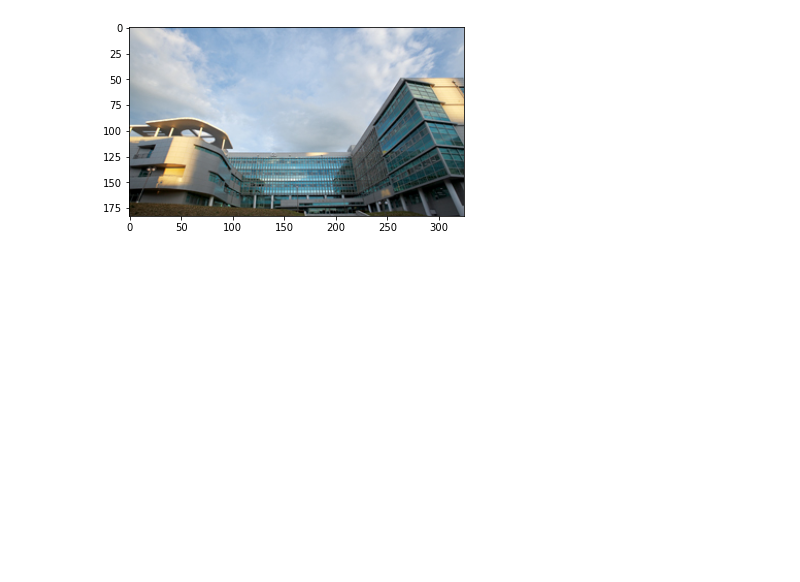
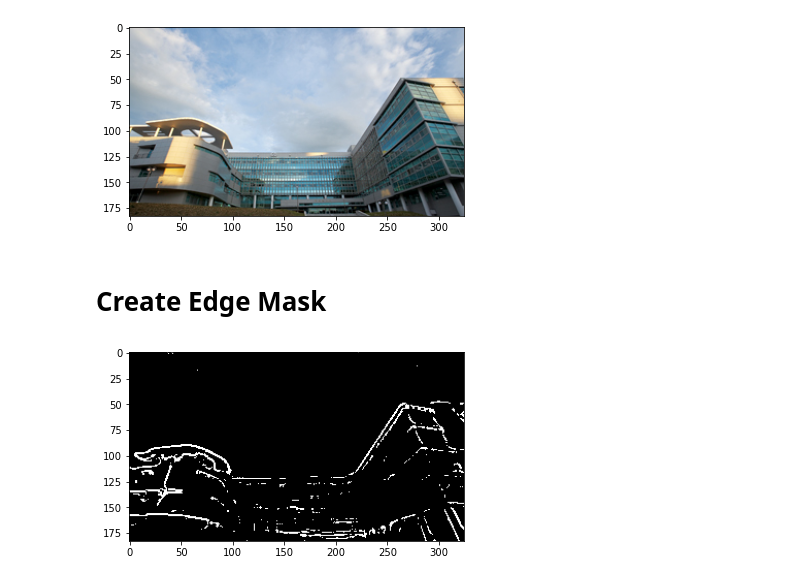
Before and after one commit to wise1ight/battleofmirae, a Jupyter notebook: man.ipynb, the cells around one changed output. Drawn from its saved outputs; the diff is of its cells as text; code cells hidden in the pictures; blank space fills up the shorter version.

Commit message:
feat: Create Edge Mask 부분

```diff
--- a/man.ipynb
+++ b/man.ipynb
@@ -38,3 +38,23 @@ filename = "input.jpg"
 img = read_file(filename)
 # %% [output]
 [figure]
+# %% [markdown]
+# Create Edge Mask
+# %%
+def edge_mask(img, line_size, blur_value):
+    #Input Image -> Edges of Images
+
+    gray = cv2.cvtColor(img, cv2.COLOR_RGB2GRAY)
+    glay_blur = cv2.medianBlur(gray, blur_value)
+
+    edges = cv2.adaptiveThreshold(glay_blur, 255, cv2.ADAPTIVE_THRESH_MEAN_C, cv2.THRESH_BINARY, line_size, blur_value)
+
+    return edges
+# %%
+line_size, blur_value = 5, 7
+edges = edge_mask(img, line_size, blur_value)
+
+plt.imshow(edges, cmap = "binary")
+plt.show()
+# %% [output]
+[figure, added]
```
